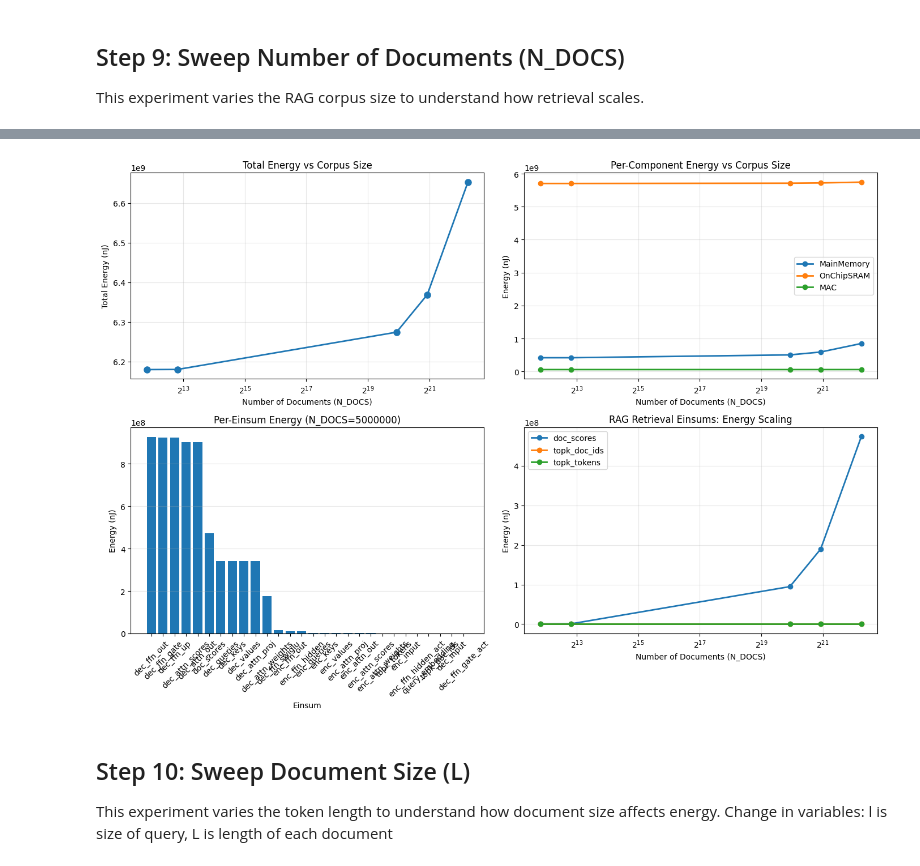
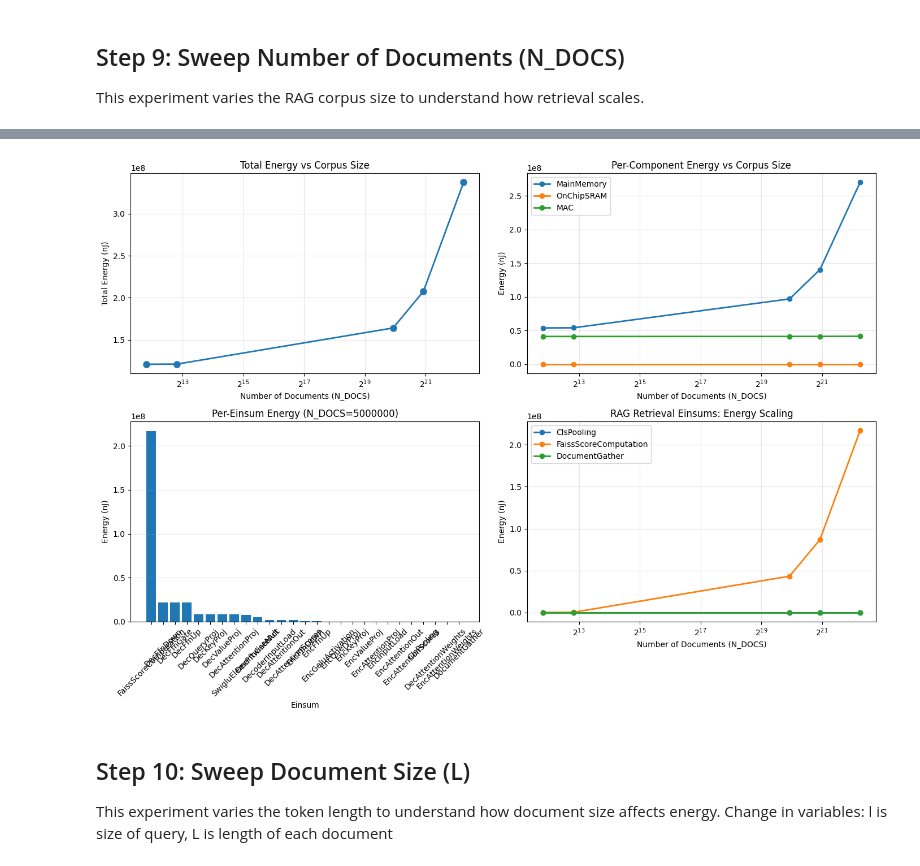
Before and after one commit to jocelynzhao3/Hardware-for-Deep-Learning-Final-Project, a Jupyter notebook: workspace/M3-Baseline.ipynb, the cells around one changed output, grey strips where cells are left out. Cells and saved outputs as stored; diff of their text form; code cells hidden in the pictures.

```diff
--- a/workspace/M3-Baseline.ipynb
+++ b/workspace/M3-Baseline.ipynb
@@ -102,0 +122,22 @@ print(workload.rank_sizes)
+# %%
+spec = Spec.from_yaml(
+    "/home/workspace/workspace/arch/tpu_v4i.yaml",
+    "/home/workspace/workspace/workload/full_EdgeRAG_v3.yaml",
+    jinja_parse_data={},
+)
+spec.mapper.metrics = Metrics.ENERGY | Metrics.LATENCY
+spec.mapper.max_pmapping_templates_per_einsum = 1
+
+# min_usage=1: forced full utilization
+spec.arch.find_spatial("Z").min_usage = 1
+spec.arch.find_spatial("reuse_input").min_usage = 1
+spec.arch.find_spatial("reuse_output").min_usage = 1
+spec.mapper._metric_aggregator = "prod"
+result_constrained = map_workload_to_arch(spec, print_progress=False, print_number_of_pmappings=False) # , einsum_names=["QK"]
+latency_constrained = min(result_constrained.latency(list_if_one_mapping=True))
+
+print(latency_constrained)
+
+area = spec.calculate_component_area_energy_latency_leak().arch.total_area
+print("Area:")
+print(area)
@@ -405,25 +439,30 @@ def run_rag_workload(rag_params, arch_overrides, einsum_names=None):
         top_key='workload',
         jinja_parse_data=rag_params,
     )
-    # renames = af.Renames.from_yaml(
-    #     WORKLOAD_PATH,
-    #     top_key='renames',
-    #     jinja_parse_data=rag_params,
-    # )
+    renames = af.Renames.from_yaml(
+        WORKLOAD_PATH,
+        top_key='renames',
+        jinja_parse_data=rag_params,
+    )
 
     results = {}
     for einsum in workload.einsums:
         if einsum_names is not None and einsum.name not in einsum_names:
             continue
 
-        spec = get_spec('basic8', add_dummy_main_memory=False, jinja_parse_data=arch_overrides)
+        spec = Spec.from_yaml("/home/workspace/workspace/arch/tpu_v4i.yaml", jinja_parse_data={})
+        spec.renames = renames
         spec.workload = af.Workload(
             einsums=[einsum],
             rank_sizes=workload.rank_sizes,
             bits_per_value=workload.bits_per_value,
             persistent_tensors=workload.persistent_tensors,
         )
-        # spec.renames = renames
+
+        spec.arch.find_spatial("Z").min_usage = 1
+        spec.arch.find_spatial("reuse_input").min_usage = 1
+        spec.arch.find_spatial("reuse_output").min_usage = 1
+        spec.mapper._metric_aggregator = "prod"
         spec.mapper.max_pmapping_templates_per_einsum = 1
         round_rank_sizes(spec.workload)
         spec.mapper.metrics = af.mapper.Metrics.ENERGY
@@ -625,35 +664,35 @@ ax2.grid(True, alpha=0.3)
 # 3. Per-einsum energy for largest N_DOCS
 ax3 = axes[1, 0]
 largest_n = max(n_docs_list)
 einsum_energies = sweep_n_docs_results[largest_n]['aggregated']['per_einsum_energy_J']
 sorted_einsums = sorted(einsum_energies.items(), key=lambda x: x[1], reverse=True)
 names = [e[0] for e in sorted_einsums]
 energies = [e[1] * 1e9 for e in sorted_einsums]
 bars = ax3.bar(names, energies)
 ax3.set_xlabel('Einsum')
 ax3.set_ylabel('Energy (nJ)')
 ax3.set_title(f'Per-Einsum Energy (N_DOCS={largest_n})')
 ax3.tick_params(axis='x', rotation=45)
 ax3.grid(axis='y', alpha=0.3)
 
 # 4. RAG-specific einsums
 ax4 = axes[1, 1]
-rag_einsums = ['doc_scores', 'topk_doc_ids', 'topk_tokens']
+rag_einsums = ['ClsPooling', 'FaissScoreComputation', 'DocumentGather']
 for einsum_name in rag_einsums:
     energies = [sweep_n_docs_results[n]['aggregated']['per_einsum_energy_J'].get(einsum_name, 0) * 1e9
                 for n in n_docs_list]
     ax4.plot(n_docs_list, energies, 'o-', label=einsum_name, linewidth=2, markersize=6)
 ax4.set_xlabel('Number of Documents (N_DOCS)')
 ax4.set_ylabel('Energy (nJ)')
 ax4.set_title('RAG Retrieval Einsums: Energy Scaling')
 ax4.set_xscale('log', base=2)
 ax4.legend()
 ax4.grid(True, alpha=0.3)
 
 plt.tight_layout()
 plt.show() # TODO explore 6.7B, look at graphs dont sum up...
 # %% [output]
-[figure, old version]
+[figure, new version]
 # %% [markdown]
 ## Step 10: Sweep Document Size (L)
 
```
Also changed, not shown: parts of 15 cells of this notebook, 3 other files.
